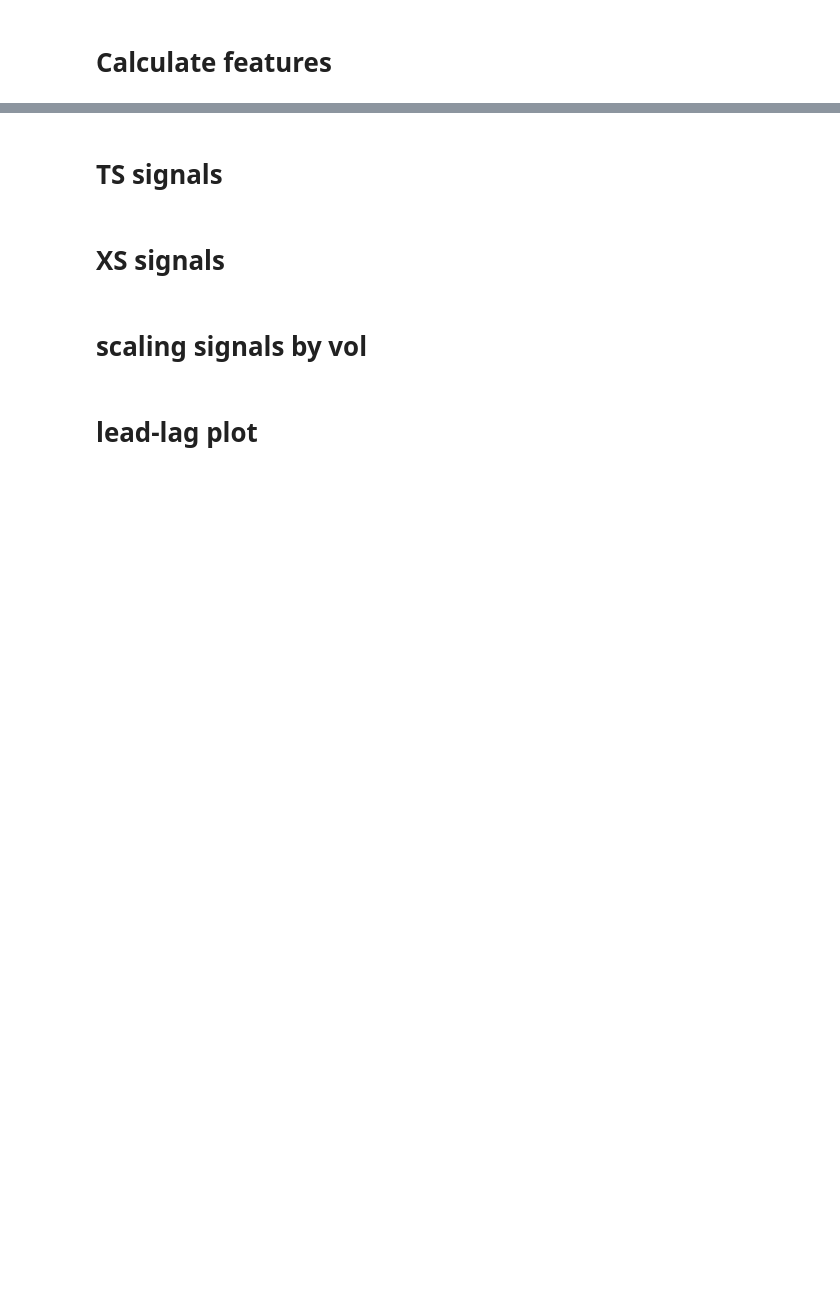
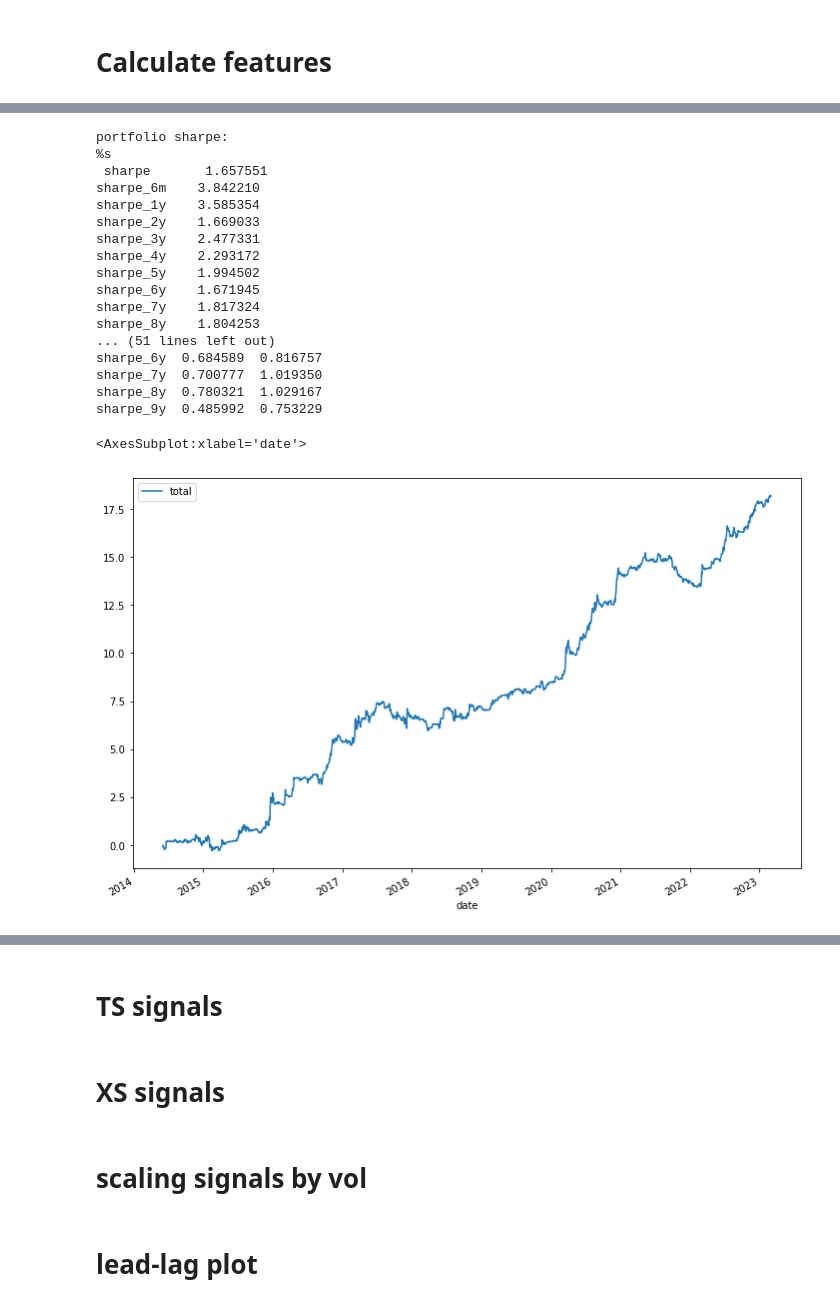
Before and after one commit to harvey1673/pyktrader3, a Jupyter notebook: bktest/factor signal analytics.ipynb, the cells around one changed output, grey strips where cells are left out. Saved outputs shown, nothing was run; the diff lists cells and outputs as text; code cells hidden in the pictures; blank space fills up the shorter version.

```diff
--- a/bktest/factor signal analytics.ipynb
+++ b/bktest/factor signal analytics.ipynb
@@ -130,4 +255,9 @@ df.tail(5)
 # %% [markdown]
 # Calculate features
 # %%
-def roll_yield(df, vol_adj = False):
+#product_list = ind_all_mkts + ags_all_mkts
+product_list = ['rb', 'hc', 'i', 'j', 'jm', 'cu', 'al', 'zn', 'v', 'UR', 'FG', 'ni', 'sn', 'ss', 'ag', 'ru', 'SA', 'pp', 'l', 'MA', ]
+
+xdf = adf.loc[:, (adf.columns.get_level_values(1)=='c1') & adf.columns.get_level_values(0).isin(product_list)].copy()
+xdf=xdf['2014-06-01':]
+xdf.tail(5)
@@ -202,0 +275,10 @@ date
+# %%
+win =30
+
+sig_diff = xdf[('hc', 'c1', 'px_chg')] - xdf[('rb', 'c1', 'px_chg')]
+sig_csum = sig_diff.cumsum()
+sig_s1 = (sig_csum - sig_csum.rolling(win).mean())/sig_diff.rolling(win).std()
+sig_s2 = sig_diff.ewm(span=win).mean()/sig_diff.ewm(span=win).std()
+sig_up = sig_s2.rolling(244).quantile(0.9)
+sig_dn = sig_s2.rolling(244).quantile(0.1)
+sig_s2 = sig_s2.apply(lambda x: max(min(x, 0.35), -0.35))
@@ -202,0 +301,17 @@ date
+# %%
+sig_df = pd.DataFrame(index=sig_diff.index, columns=product_list)
+for prodcode in product_list:
+    sig_df[prodcode] = sig_s2
+
+vol_win=20
+vol_df = get_asset_vols(df, product_list, vol_win=vol_win, vol_type='atr')
+
+holding = generate_holding_from_signal(sig_df, vol_df,
+                                       risk_scaling=1.0,
+                                       asset_scaling=False)
+df_pxchg = get_px_chg(df, exec_mode='open', chg_type='px', contract='c1')
+df_pxchg = df_pxchg[product_list].reindex(index=holding.index)
+
+bt_metrics = MetricsBase(holdings=holding[product_list],
+                         returns=df_pxchg[product_list],
+                         cost_ratio=0)
@@ -202,0 +334,26 @@ date
+# %%
+pnl_tenors = ['6m', '1y', '2y', '3y', '4y', '5y', '6y', '7y', '8y', '9y']
+pnl_stats = bt_metrics.calculate_pnl_stats(shift=0, use_log_returns=False, tenors=pnl_tenors, perf_metrics=['sharpe', 'std'])
+print('portfolio sharpe:\n%s\n', pnl_stats['sharpe'])
+print('asset sharpe:\n%s\n', pnl_stats['asset_sharpe_stats'])
+pnl_stats['portfolio_cumpnl'].plot()
+# %% [output]
+portfolio sharpe:
+%s
+ sharpe       1.657551
+sharpe_6m    3.842210
+sharpe_1y    3.585354
+sharpe_2y    1.669033
+sharpe_3y    2.477331
+sharpe_4y    2.293172
+sharpe_5y    1.994502
+sharpe_6y    1.671945
+sharpe_7y    1.817324
+sharpe_8y    1.804253
+... (51 lines left out)
+sharpe_6y  0.684589  0.816757
+sharpe_7y  0.700777  1.019350
+sharpe_8y  0.780321  1.029167
+sharpe_9y  0.485992  0.753229
+<AxesSubplot:xlabel='date'>
+[figure, added]
```
Also changed, not shown: parts of 20 cells of this notebook, 12 other files.
